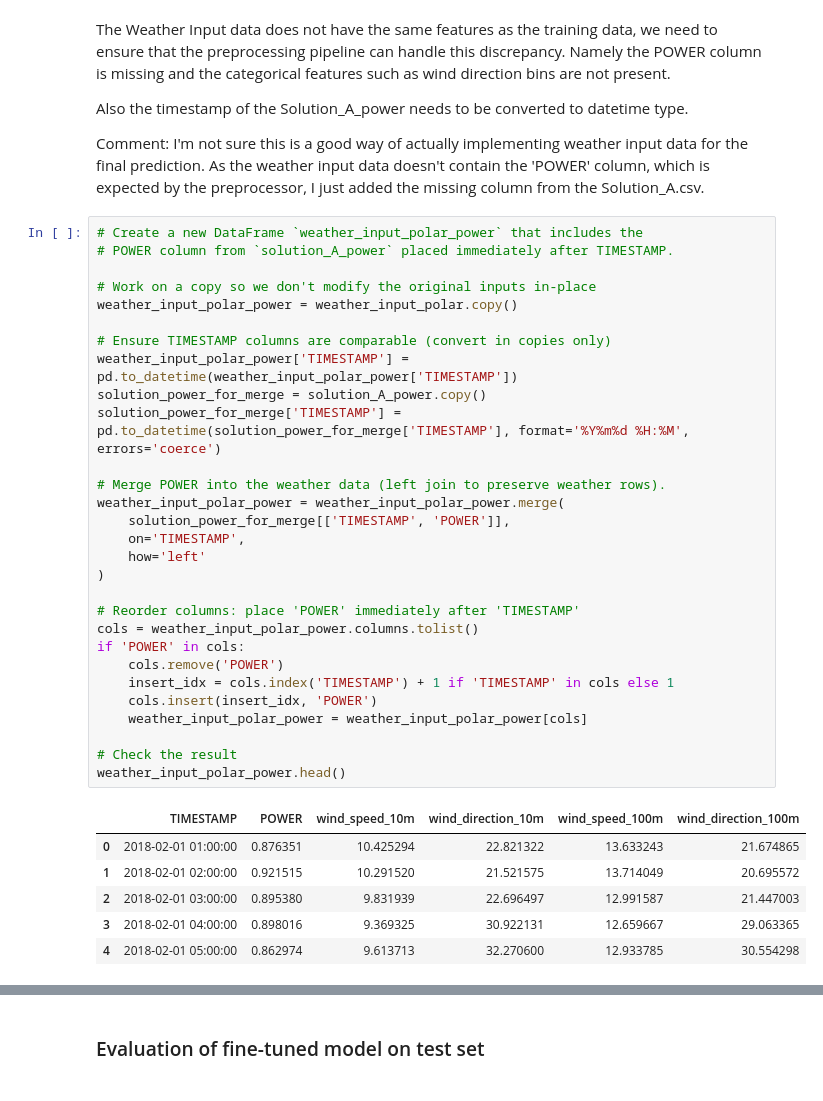
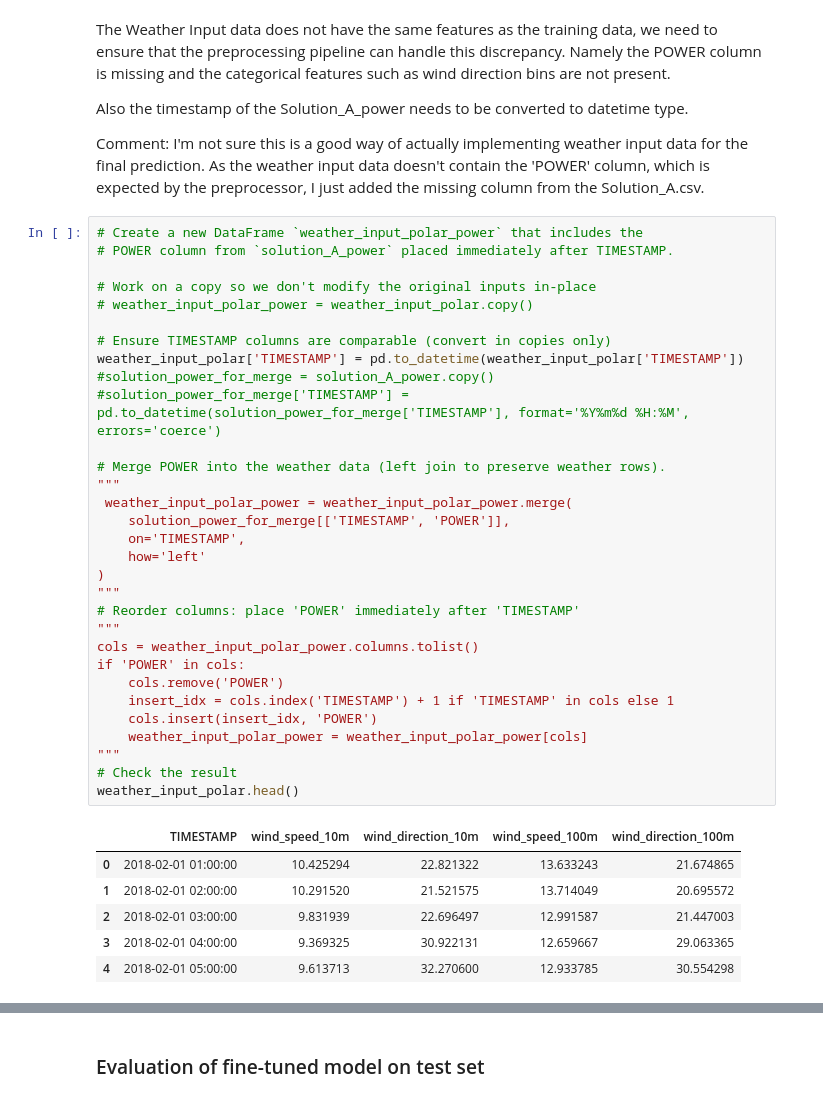
Before and after one commit to JontheFL/Wind-Power-Forecasting, a Jupyter notebook: Notebooks/2_feature_preprocessing_pipeline_and_model_selection.ipynb, the cells around one changed output, grey strips where cells are left out. Drawn from its saved outputs; the diff is of its cells as text.

```diff
--- a/Notebooks/2_feature_preprocessing_pipeline_and_model_selection.ipynb
+++ b/Notebooks/2_feature_preprocessing_pipeline_and_model_selection.ipynb
@@ -487,39 +487,41 @@ Comment: I'm not sure this is a good way of actually implementing weather input
 # %%
 # Create a new DataFrame `weather_input_polar_power` that includes the
 # POWER column from `solution_A_power` placed immediately after TIMESTAMP.
 
 # Work on a copy so we don't modify the original inputs in-place
-weather_input_polar_power = weather_input_polar.copy()
+# weather_input_polar_power = weather_input_polar.copy()
 
 # Ensure TIMESTAMP columns are comparable (convert in copies only)
-weather_input_polar_power['TIMESTAMP'] = pd.to_datetime(weather_input_polar_power['TIMESTAMP'])
-solution_power_for_merge = solution_A_power.copy()
-solution_power_for_merge['TIMESTAMP'] = pd.to_datetime(solution_power_for_merge['TIMESTAMP'], format='%Y%m%d %H:%M', errors='coerce')
+weather_input_polar['TIMESTAMP'] = pd.to_datetime(weather_input_polar['TIMESTAMP'])
+#solution_power_for_merge = solution_A_power.copy()
+#solution_power_for_merge['TIMESTAMP'] = pd.to_datetime(solution_power_for_merge['TIMESTAMP'], format='%Y%m%d %H:%M', errors='coerce')
 
 # Merge POWER into the weather data (left join to preserve weather rows).
-weather_input_polar_power = weather_input_polar_power.merge(
+"""
+ weather_input_polar_power = weather_input_polar_power.merge(
     solution_power_for_merge[['TIMESTAMP', 'POWER']],
     on='TIMESTAMP',
     how='left'
 )
-
+"""
 # Reorder columns: place 'POWER' immediately after 'TIMESTAMP'
+"""
 cols = weather_input_polar_power.columns.tolist()
 if 'POWER' in cols:
     cols.remove('POWER')
     insert_idx = cols.index('TIMESTAMP') + 1 if 'TIMESTAMP' in cols else 1
     cols.insert(insert_idx, 'POWER')
     weather_input_polar_power = weather_input_polar_power[cols]
-
+"""
 # Check the result
-weather_input_polar_power.head()
+weather_input_polar.head()
 # %% [output]
-|  | TIMESTAMP | POWER | wind_speed_10m | wind_direction_10m | wind_speed_100m | wind_direction_100m |
-| 0 | 2018-02-01 01:00:00 | 0.876351 | 10.425294 | 22.821322 | 13.633243 | 21.674865 |
-| 1 | 2018-02-01 02:00:00 | 0.921515 | 10.291520 | 21.521575 | 13.714049 | 20.695572 |
-| 2 | 2018-02-01 03:00:00 | 0.895380 | 9.831939 | 22.696497 | 12.991587 | 21.447003 |
-| 3 | 2018-02-01 04:00:00 | 0.898016 | 9.369325 | 30.922131 | 12.659667 | 29.063365 |
-| 4 | 2018-02-01 05:00:00 | 0.862974 | 9.613713 | 32.270600 | 12.933785 | 30.554298 |
+|  | TIMESTAMP | wind_speed_10m | wind_direction_10m | wind_speed_100m | wind_direction_100m |
+| 0 | 2018-02-01 01:00:00 | 10.425294 | 22.821322 | 13.633243 | 21.674865 |
+| 1 | 2018-02-01 02:00:00 | 10.291520 | 21.521575 | 13.714049 | 20.695572 |
+| 2 | 2018-02-01 03:00:00 | 9.831939 | 22.696497 | 12.991587 | 21.447003 |
+| 3 | 2018-02-01 04:00:00 | 9.369325 | 30.922131 | 12.659667 | 29.063365 |
+| 4 | 2018-02-01 05:00:00 | 9.613713 | 32.270600 | 12.933785 | 30.554298 |
 # %%
 # Prepare and run the weather input through the same preprocessing pipeline used for training
 # 1) Create the same engineered features on the weather input DataFrame
```
Also changed, not shown: parts of 14 cells of this notebook, 9 other files.
